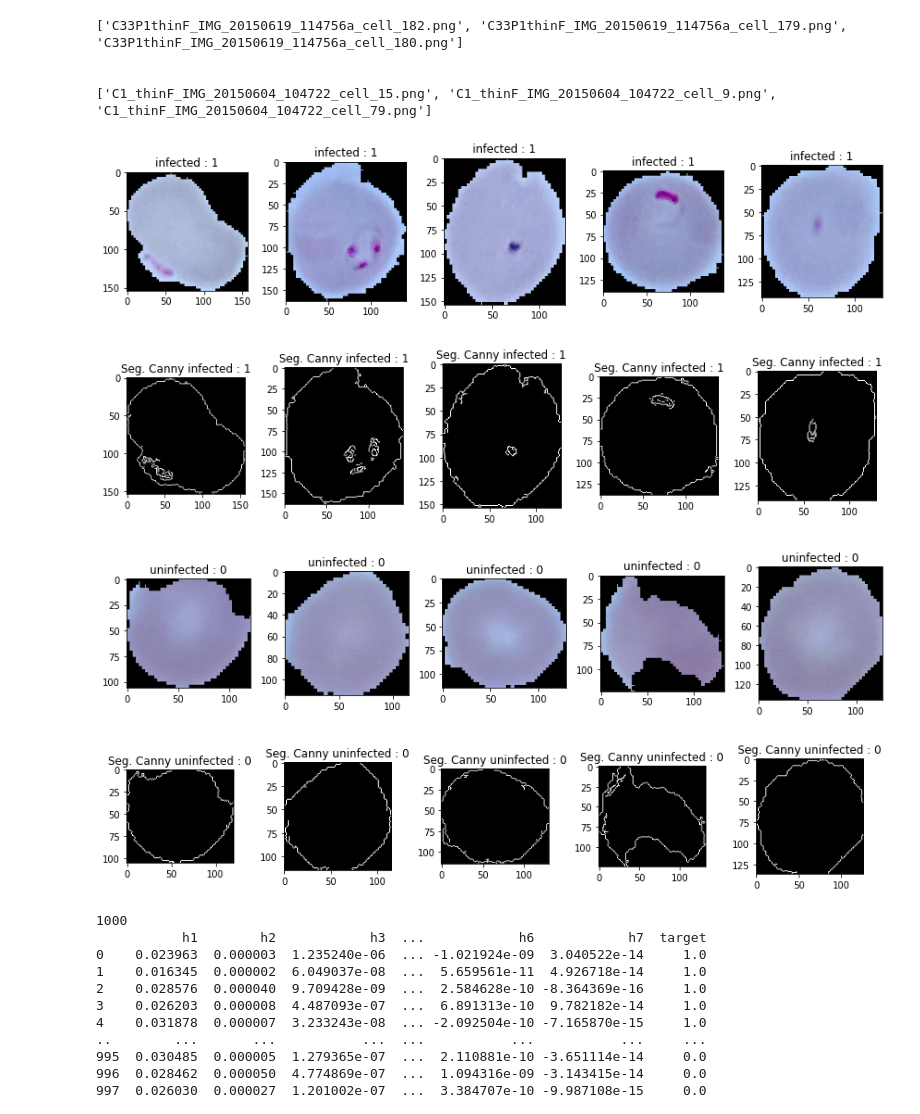
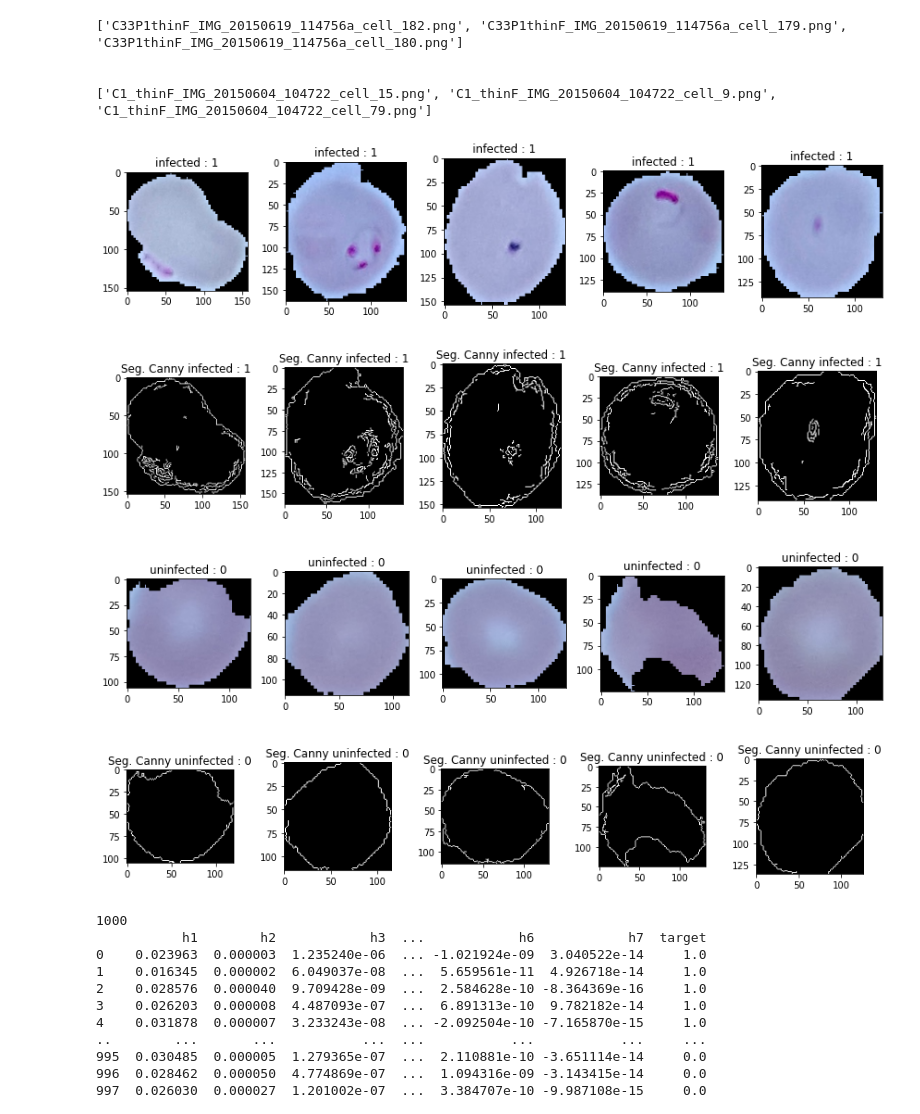
Before and after one commit to HuzainAzis/canny-humoment-knn, a Jupyter notebook: 5.PraFix.ipynb, the cells around one changed output. Saved outputs shown, nothing was run; the diff lists cells and outputs as text; code cells hidden in the pictures.

```diff
--- a/5.PraFix.ipynb
+++ b/5.PraFix.ipynb
@@ -54,35 +50,35 @@ for i in range(5):
     plt.title('infected : 1')
     plt.tight_layout()
 
 plt.figure(figsize = (12,12))
 for i in range(5):
     plt.subplot(1, 5, i+1)
     img = cv2.imread('/content/drive/My Drive/dataset/DATA5050/cell_images/Terinfeksi' + "/" + terinfeksi_data[i])
-    edges = cv2.Canny(img,25,100,L2gradient=True)
+    edges = cv2.Canny(img,
     plt.imshow(edges,cmap='gray')
     plt.title('Seg. Canny infected : 1')
     plt.tight_layout()
 
 plt.figure(figsize = (12,12))
 for i in range(5):
     plt.subplot(1, 5, i+1)
     img = cv2.imread('/content/drive/My Drive/dataset/DATA5050/cell_images/TidakTerinfeksi' + "/" + tidakTerinfeksi_data[i])
     plt.imshow(img,cmap='gray')
     plt.title('uninfected : 0')
     plt.tight_layout()
 
 plt.figure(figsize = (12,12))
 for i in range(5):
     plt.subplot(1, 5, i+1)
     img = cv2.imread('/content/drive/My Drive/dataset/DATA5050/cell_images/TidakTerinfeksi' + "/" + tidakTerinfeksi_data[i])
     edges = cv2.Canny(img,25,255,L2gradient=False)
     plt.imshow(edges,cmap='gray')
     plt.title('Seg. Canny uninfected : 0')
     plt.tight_layout()
 plt.show()
 # %% [output]
 [figure]
-[figure, old version]
+[figure, new version]
 [figure]
 [figure]
 # %%
```
Also changed, not shown: parts of 10 cells of this notebook.
